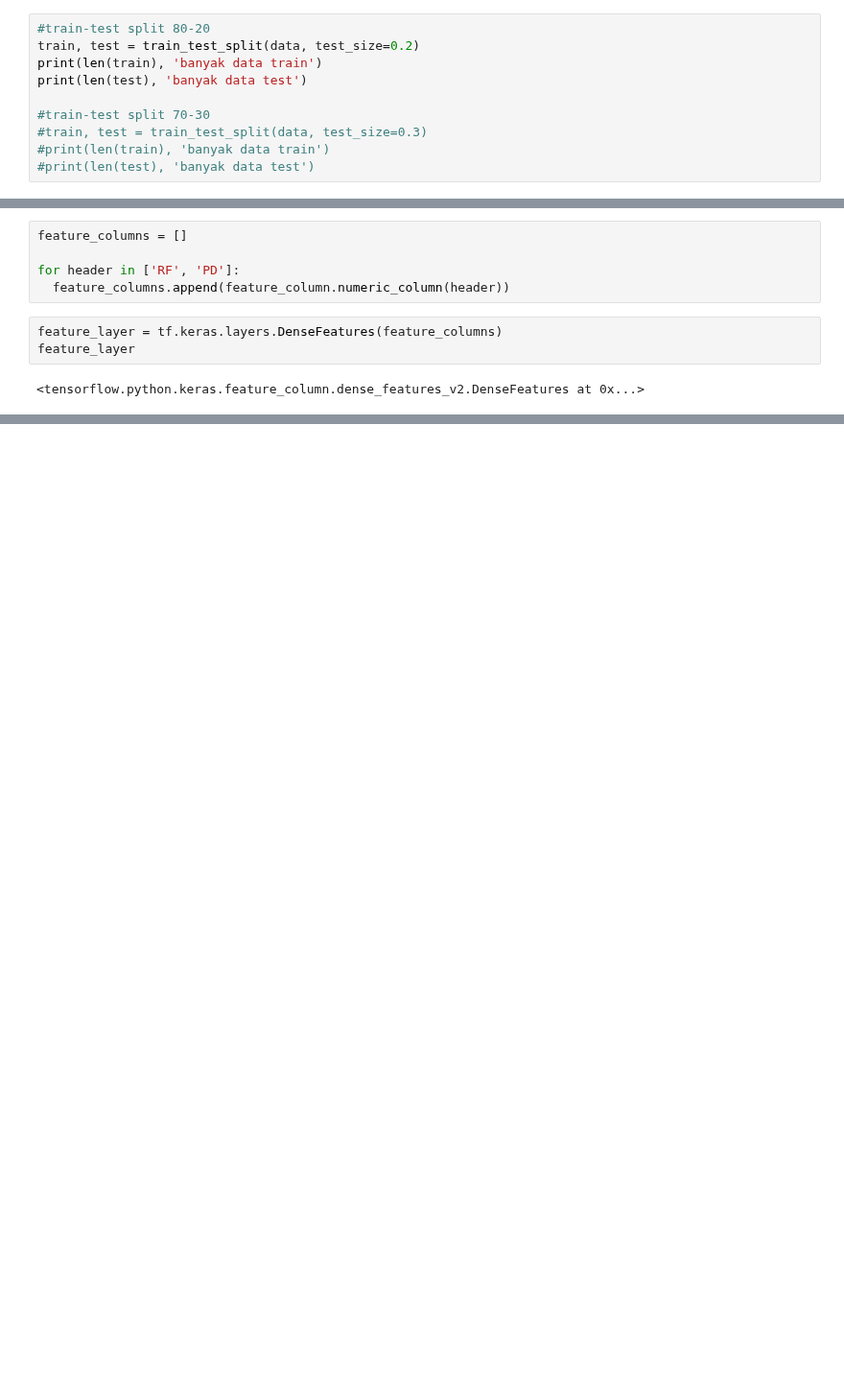
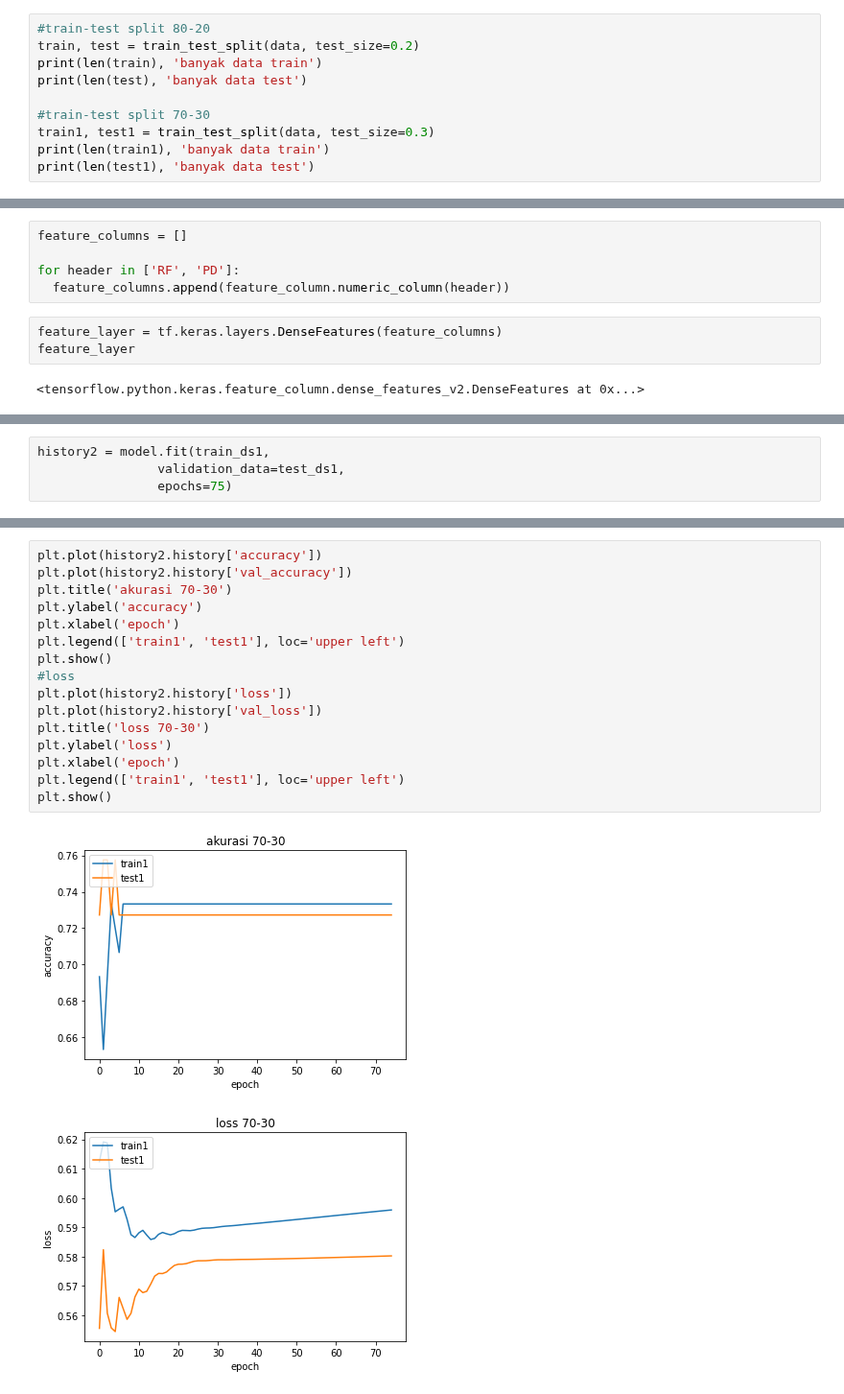
Before and after one commit to martinpdab/tugasscdl, a Jupyter notebook: Skenario4.ipynb, the cells around one changed output, grey strips where cells are left out. Shown at 96% size. Drawn from its saved outputs; the diff is of its cells as text; blank space fills up the shorter version.

```diff
--- a/Skenario4.ipynb
+++ b/Skenario4.ipynb
@@ -61,9 +61,9 @@ print(len(train), 'banyak data train')
 print(len(test), 'banyak data test')
 
 #train-test split 70-30
-#train, test = train_test_split(data, test_size=0.3)
-#print(len(train), 'banyak data train')
-#print(len(test), 'banyak data test')
+train1, test1 = train_test_split(data, test_size=0.3)
+print(len(train1), 'banyak data train')
+print(len(test1), 'banyak data test')
 # %% [output]
 86 banyak data train
 22 banyak data test
@@ -140,0 +150,4 @@ Epoch 75/75
+# %%
+history2 = model.fit(train_ds1,
+                validation_data=test_ds1,
+                epochs=75)
@@ -164,0 +196,19 @@ dict_keys(['loss', 'accuracy', 'val_loss', 'val_accuracy'])
+# %%
+plt.plot(history2.history['accuracy'])
+plt.plot(history2.history['val_accuracy'])
+plt.title('akurasi 70-30')
+plt.ylabel('accuracy')
+plt.xlabel('epoch')
+plt.legend(['train1', 'test1'], loc='upper left')
+plt.show()
+#loss
+plt.plot(history2.history['loss'])
+plt.plot(history2.history['val_loss'])
+plt.title('loss 70-30')
+plt.ylabel('loss')
+plt.xlabel('epoch')
+plt.legend(['train1', 'test1'], loc='upper left')
+plt.show()
+# %% [output]
+[figure, added]
+[figure, added]
```
Also changed, not shown: parts of 10 cells of this notebook.
